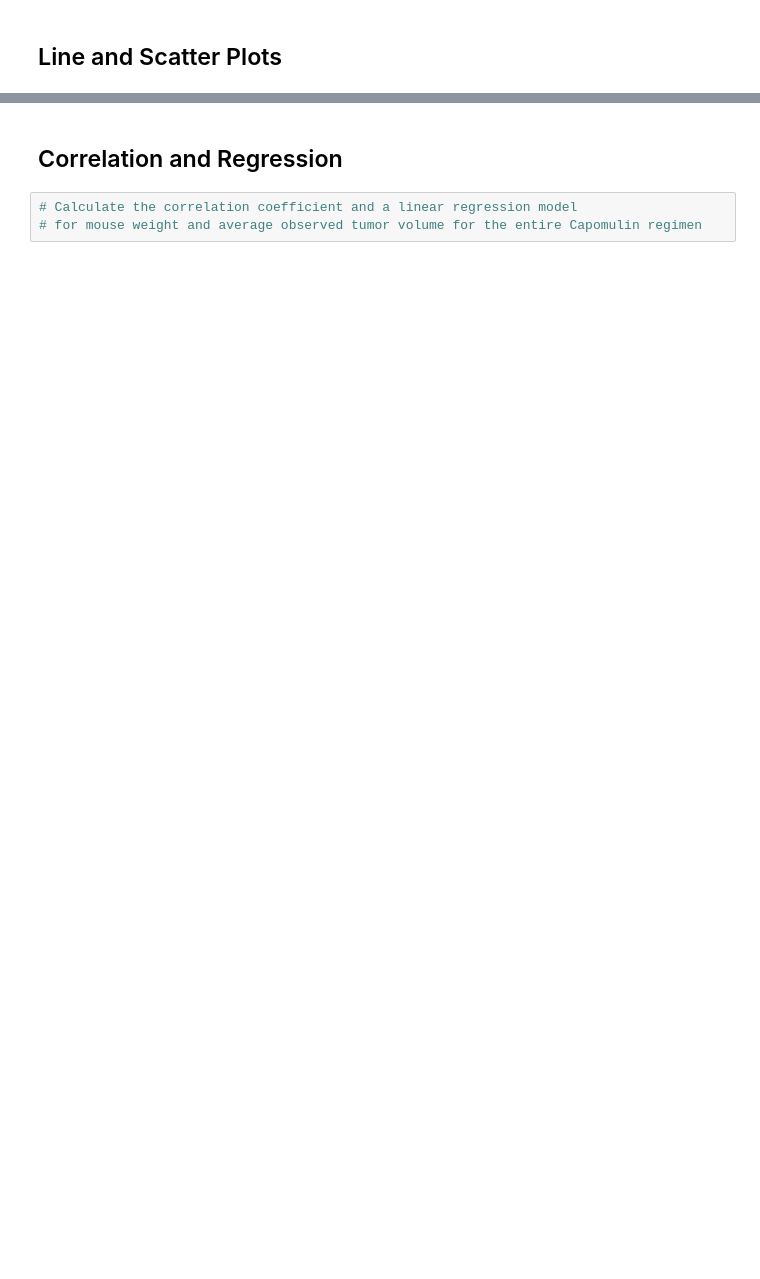
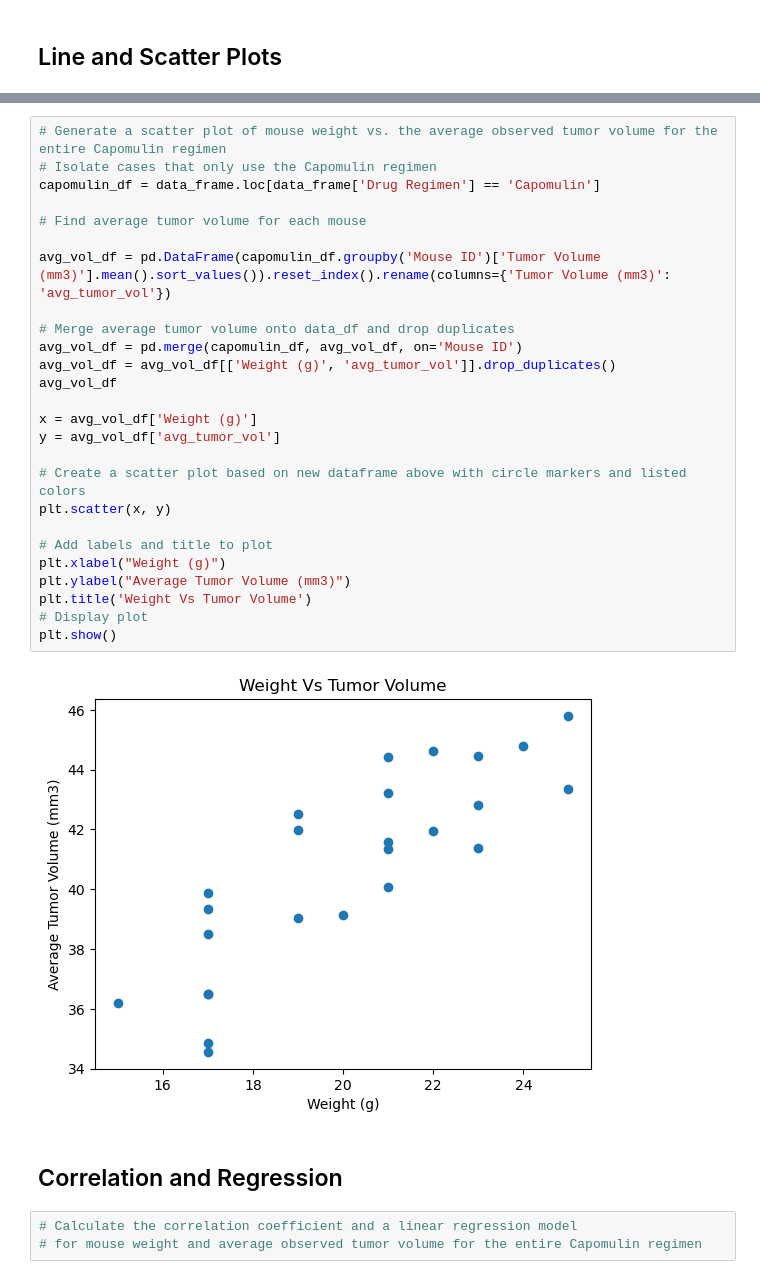
Before and after one commit to ralpm2212/Pymaceuticals, a Jupyter notebook: resources/Pymaceuticals/pymaceuticals_starter.ipynb, the cells around one changed output, grey strips where cells are left out. Cells and saved outputs as stored; diff of their text form; blank space fills up the shorter version.

```diff
--- a/resources/Pymaceuticals/pymaceuticals_starter.ipynb
+++ b/resources/Pymaceuticals/pymaceuticals_starter.ipynb
@@ -219,3 +243,31 @@ TypeError: unsupported operand type(s) for -: 'str' and 'str'
+# %%
+# Generate a scatter plot of mouse weight vs. the average observed tumor volume for the entire Capomulin regimen
+# Isolate cases that only use the Capomulin regimen
+capomulin_df = data_frame.loc[data_frame['Drug Regimen'] == 'Capomulin']
+
+# Find average tumor volume for each mouse
+
+avg_vol_df = pd.DataFrame(capomulin_df.groupby('Mouse ID')['Tumor Volume (mm3)'].mean().sort_values()).reset_index().rename(columns={'Tumor Volume (mm3)': 'avg_tumor_vol'})
+
+# Merge average tumor volume onto data_df and drop duplicates
+avg_vol_df = pd.merge(capomulin_df, avg_vol_df, on='Mouse ID')
+avg_vol_df = avg_vol_df[['Weight (g)', 'avg_tumor_vol']].drop_duplicates()
+avg_vol_df
+
+x = avg_vol_df['Weight (g)']
+y = avg_vol_df['avg_tumor_vol']
+
+# Create a scatter plot based on new dataframe above with circle markers and listed colors
+plt.scatter(x, y)
+
+# Add labels and title to plot
+plt.xlabel("Weight (g)")
+plt.ylabel("Average Tumor Volume (mm3)")
+plt.title('Weight Vs Tumor Volume')
+# Display plot
+plt.show()
+# %% [output]
+[figure, added]
 # %% [markdown]
 ## Correlation and Regression
 # %%
```
Also changed, not shown: parts of 7 cells of this notebook, 2 other files.
